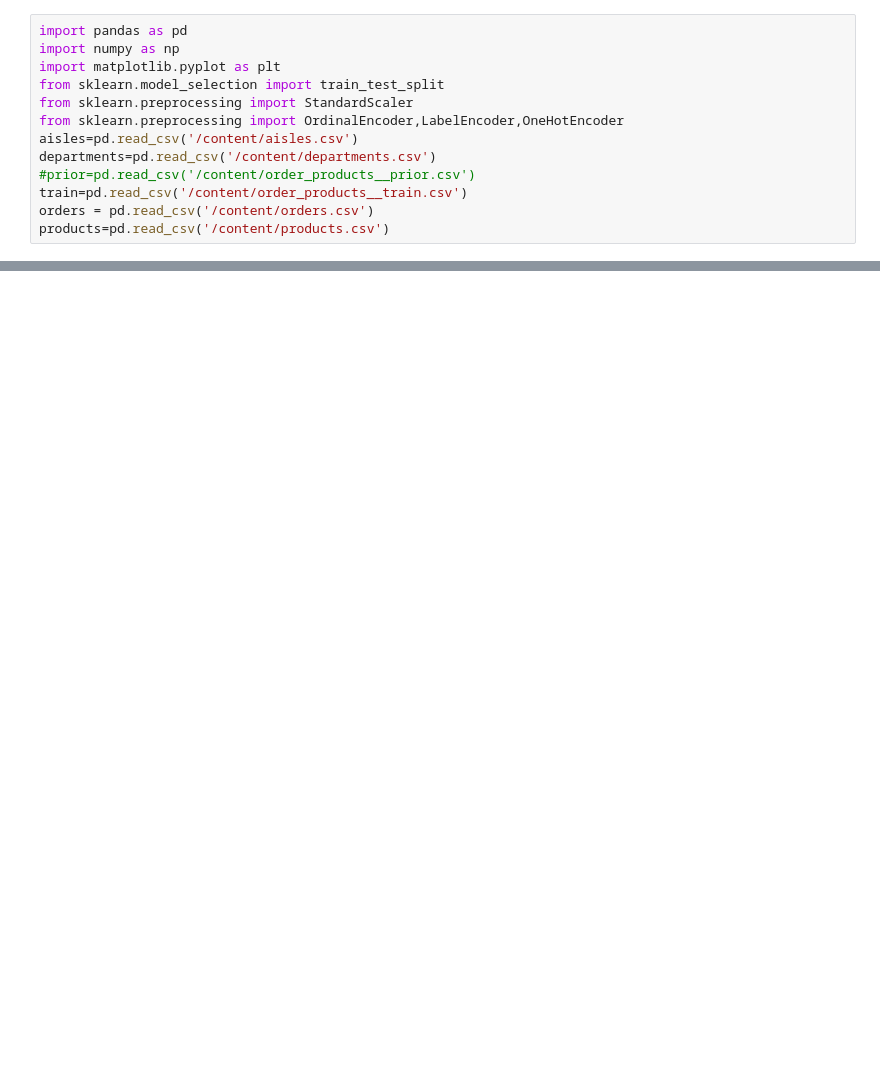
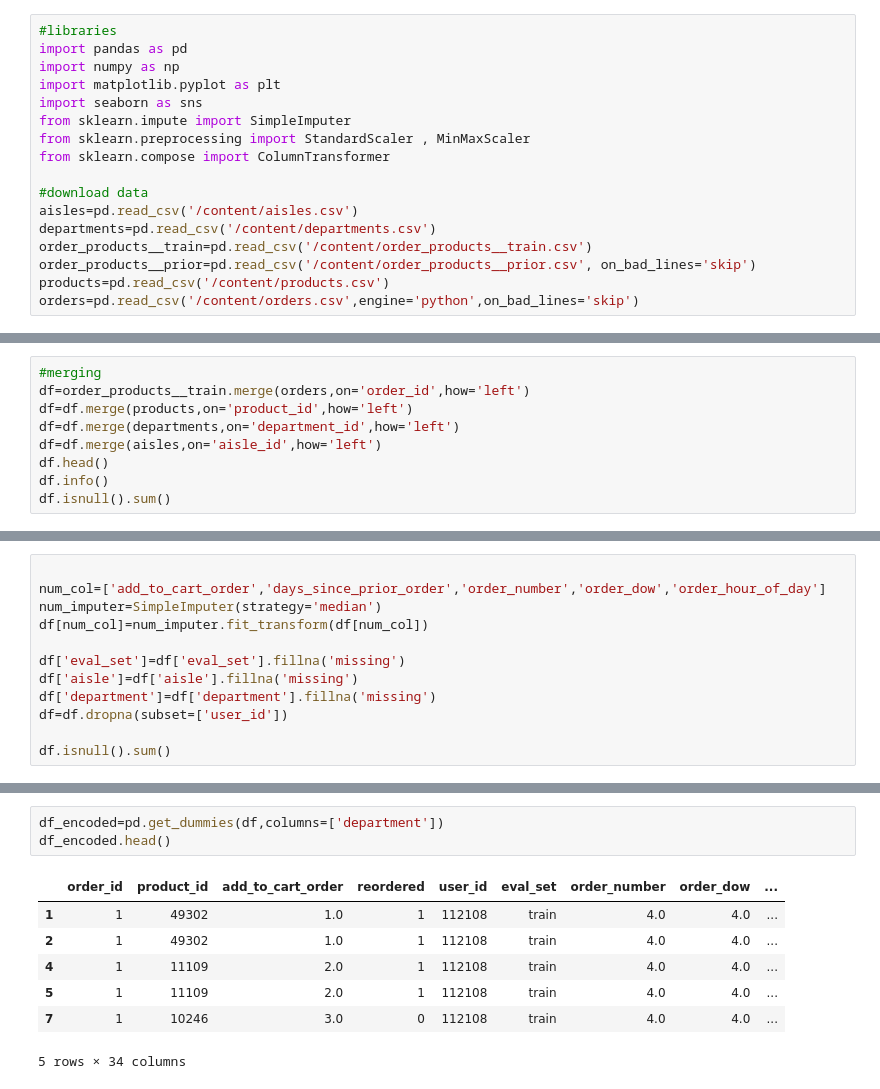
Before and after one commit to sarakhaderkoko1233-wq/ML-project, a Jupyter notebook: project.ipynb, the cells around one changed output, grey strips where cells are left out. Saved outputs shown, nothing was run; the diff lists cells and outputs as text; blank space fills up the shorter version.

```diff
--- a/project.ipynb
+++ b/project.ipynb
@@ -1,15 +1,19 @@
 # %% [markdown]
 <a href="https://colab.research.google.com/github/sarakhaderkoko1233-wq/ML-project/blob/main/project.ipynb" target="_parent"><img src="https://colab.research.google.com/assets/colab-badge.svg" alt="Open In Colab"/></a>
 # %%
+#libraries
 import pandas as pd
 import numpy as np
 import matplotlib.pyplot as plt
-from sklearn.model_selection import train_test_split
-from sklearn.preprocessing import StandardScaler
-from sklearn.preprocessing import OrdinalEncoder,LabelEncoder,OneHotEncoder
+import seaborn as sns
+from sklearn.impute import SimpleImputer
+from sklearn.preprocessing import StandardScaler , MinMaxScaler
+from sklearn.compose import ColumnTransformer
+
+#download data
 aisles=pd.read_csv('/content/aisles.csv')
 departments=pd.read_csv('/content/departments.csv')
-#prior=pd.read_csv('/content/order_products__prior.csv')
-train=pd.read_csv('/content/order_products__train.csv')
-orders = pd.read_csv('/content/orders.csv')
+order_products__train=pd.read_csv('/content/order_products__train.csv')
+order_products__prior=pd.read_csv('/content/order_products__prior.csv', on_bad_lines='skip')
 products=pd.read_csv('/content/products.csv')
+orders=pd.read_csv('/content/orders.csv',engine='python',on_bad_lines='skip')
@@ -25,0 +70,9 @@ print('heloooo')
+# %%
+#merging
+df=order_products__train.merge(orders,on='order_id',how='left')
+df=df.merge(products,on='product_id',how='left')
+df=df.merge(departments,on='department_id',how='left')
+df=df.merge(aisles,on='aisle_id',how='left')
+df.head()
+df.info()
+df.isnull().sum()
@@ -25,0 +118,12 @@ print('heloooo')
+# %%
+
+num_col=['add_to_cart_order','days_since_prior_order','order_number','order_dow','order_hour_of_day']
+num_imputer=SimpleImputer(strategy='median')
+df[num_col]=num_imputer.fit_transform(df[num_col])
+
+df['eval_set']=df['eval_set'].fillna('missing')
+df['aisle']=df['aisle'].fillna('missing')
+df['department']=df['department'].fillna('missing')
+df=df.dropna(subset=['user_id'])
+
+df.isnull().sum()
@@ -25,0 +179,11 @@ print('heloooo')
+# %%
+df_encoded=pd.get_dummies(df,columns=['department'])
+df_encoded.head()
+# %% [output]
+|  | order_id | product_id | add_to_cart_order | reordered | user_id | eval_set | order_number | order_dow | ... |
+| 1 | 1 | 49302 | 1.0 | 1 | 112108 | train | 4.0 | 4.0 | ... |
+| 2 | 1 | 49302 | 1.0 | 1 | 112108 | train | 4.0 | 4.0 | ... |
+| 4 | 1 | 11109 | 2.0 | 1 | 112108 | train | 4.0 | 4.0 | ... |
+| 5 | 1 | 11109 | 2.0 | 1 | 112108 | train | 4.0 | 4.0 | ... |
+| 7 | 1 | 10246 | 3.0 | 0 | 112108 | train | 4.0 | 4.0 | ... |
+5 rows × 34 columns
```
Also changed, not shown: parts of 11 cells of this notebook.
